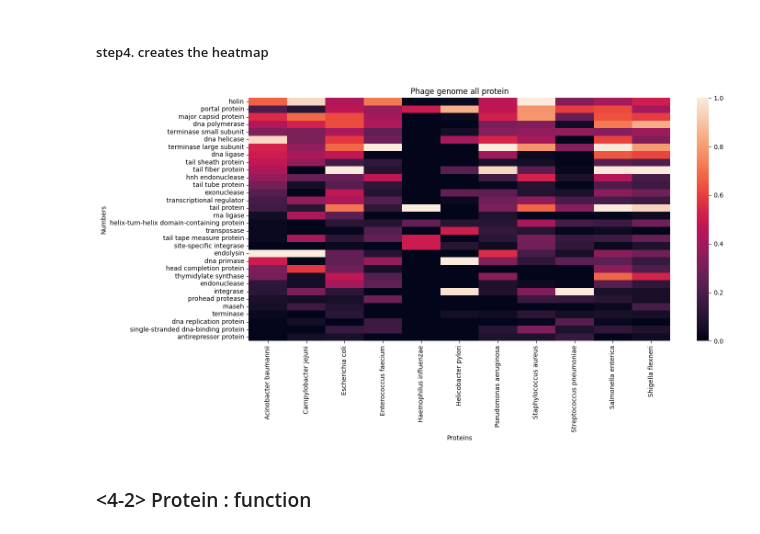
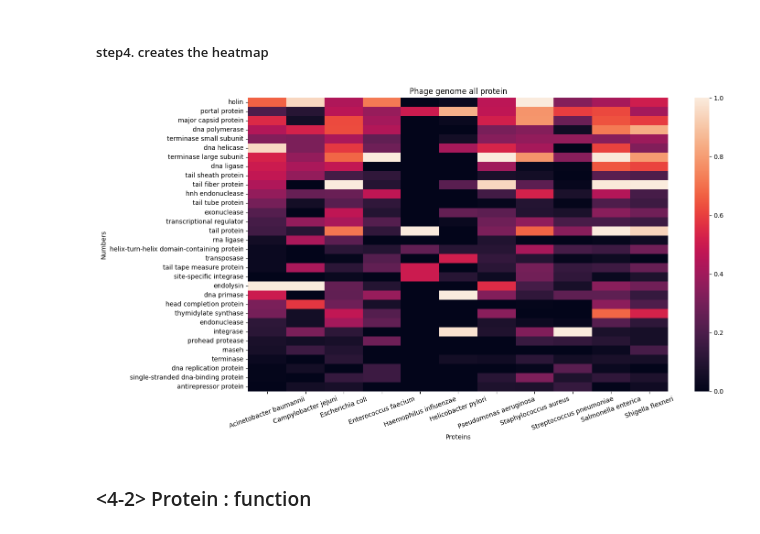
Before and after one commit to hshimlab/phage_protein, a Jupyter notebook: phage_figures/Heatmap.ipynb, the cells around one changed output. Drawn from its saved outputs; the diff is of its cells as text; code cells hidden in the pictures.

```diff
--- a/phage_figures/Heatmap.ipynb
+++ b/phage_figures/Heatmap.ipynb
@@ -110,8 +110,8 @@ for file_key, file_info in file_data_mapping.items():
 file_data_mapping = {
     'baumannii_function': {
         'file_name': 'D:\Bacteriophage\ESKAPE\Heatmap\A_baumannii_function.txt',
-        'protein_csv_name': 'function_protein_Acinobacter_baumannii.csv',
-        'unique_words_csv_name': 'function_unique_words_Acinobacter_baumannii.csv'
+        'protein_csv_name': 'function_protein_Acinetobacter_baumannii.csv',
+        'unique_words_csv_name': 'function_unique_words_Acinetobacter_baumannii.csv'
     },
 
     'campylobacter_function': {
@@ -202,7 +202,7 @@ for file_key, file_info in file_data_mapping.items():
 ##### step1. reads CSV files from the given file list
 # %%
 file_names = [
-    'all_protein_Acinobacter_baumannii.csv', 'function_protein_Acinobacter_baumannii.csv',
+    'all_protein_Acinetobacter_baumannii.csv', 'function_protein_Acinetobacter_baumannii.csv',
                 'all_protein_Campylobacter_jejuni.csv', 'function_protein_Campylobacter_jejuni.csv',
                     'all_protein_Escherichia_coli.csv', 'function_protein_Escherichia_coli.csv',
                         'all_protein_Enterococcus_faecium.csv', 'function_protein_Enterococcus_faecium.csv',
@@ -544,7 +562,7 @@ for file_key, file_info in file_data_mapping.items():
 ##### step1. reads the CSV file
 # %%
 csv_files = [
-    r'D:\Bacteriophage\ESKAPE\Heatmap\unique word\protein_top_all_Acinobacter_baumannii.csv',
+    r'D:\Bacteriophage\ESKAPE\Heatmap\unique word\protein_top_all_Acinetobacter_baumannii.csv',
     r'D:\Bacteriophage\ESKAPE\Heatmap\unique word\protein_top_all_Campylobacter_jejuni.csv',
     r'D:\Bacteriophage\ESKAPE\Heatmap\unique word\protein_top_all_Escherichia_coli.csv',
     r'D:\Bacteriophage\ESKAPE\Heatmap\unique word\protein_top_all_Enterococcus_faecium.csv',
@@ -560,7 +578,7 @@ csv_files = [
 ##### step2. merges the data into a single dataframe
 # %%
 column_names = [
-    'Acinobacter baumannii',
+    'Acinetobacter baumannii',
     'Campylobacter jejuni',
     'Escherichia coli',
     'Enterococcus faecium',
@@ -622,15 +640,17 @@ merged_df_norm = (merged_df - merged_df.min()) / (merged_df.max() - merged_df.mi
 # %%
 fig, ax = plt.subplots(figsize=(15, 8))
 sns.heatmap(merged_df_norm, ax=ax)
 
 plt.title('Phage genome all protein')
 plt.xlabel('Proteins')
 plt.ylabel('Numbers')
 
+plt.xticks(rotation=20)
+
 plt.tight_layout()
 plt.savefig("Phage_genome_protein_all.jpg")
 # %% [output]
-[figure, old version]
+[figure, new version]
 # %% [markdown]
 ### <4-2> Protein : function
 # %% [markdown]
```
Also changed, not shown: parts of 9 cells of this notebook, 3 other files.
